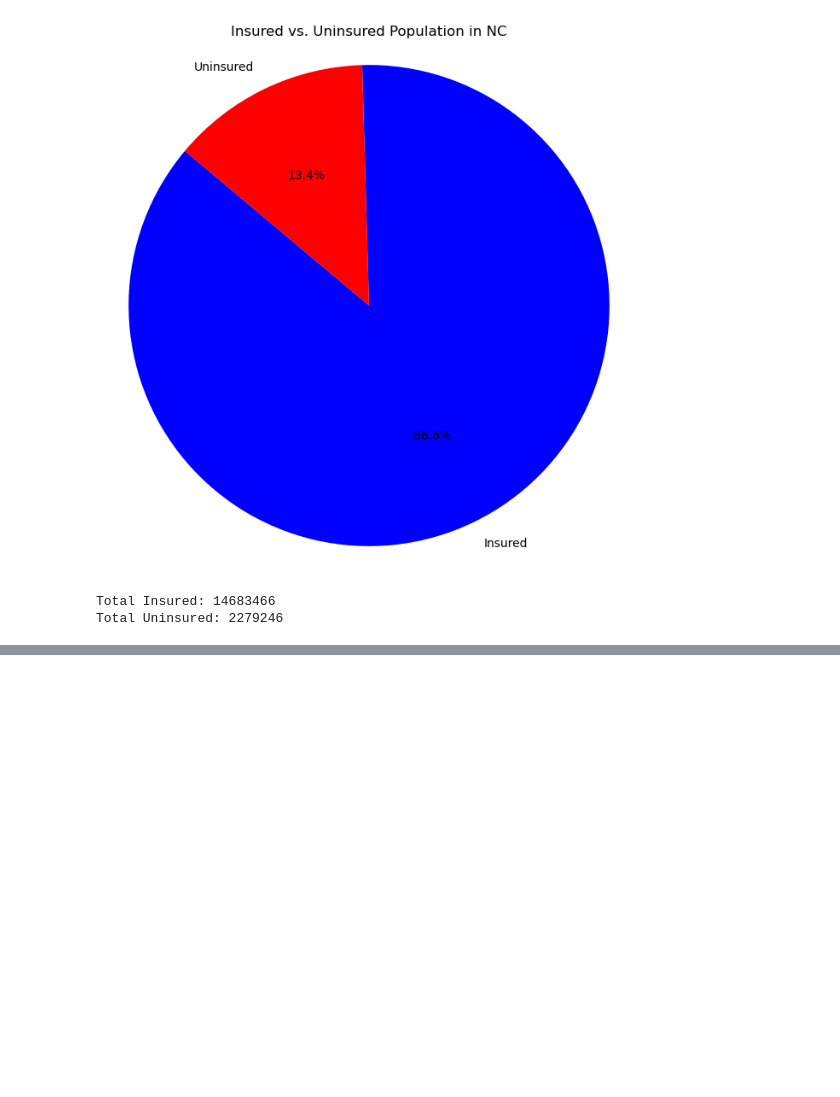
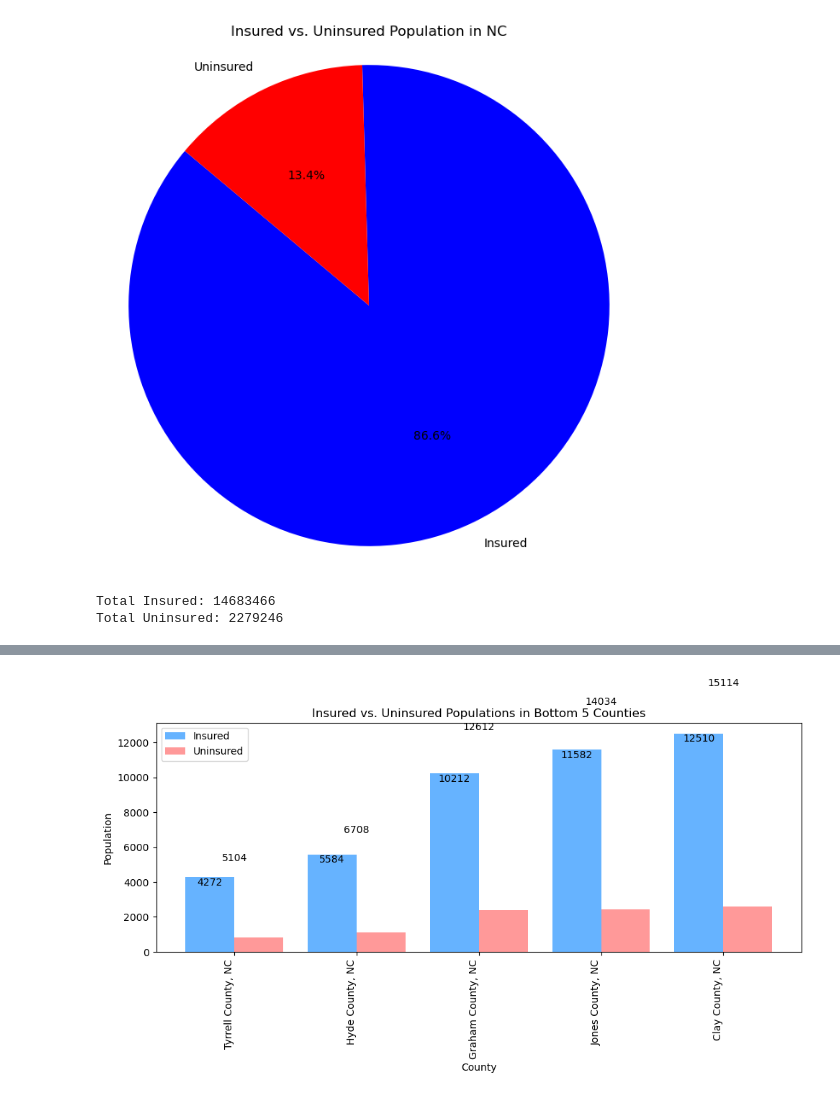
Before and after one commit to RBalderas11/Project-1, a Jupyter notebook: census_data.ipynb, the cells around one changed output, grey strips where cells are left out. Saved outputs shown, nothing was run; the diff lists cells and outputs as text; code cells hidden in the pictures; blank space fills up the shorter version.

```diff
--- a/census_data.ipynb
+++ b/census_data.ipynb
@@ -350,45 +350,50 @@ KeyError: 'Total Population'
 # %%
 # Get County populations
 grouped_data = clean_insurance_by_age.groupby("County").sum()
-sorted_data = grouped_data.sort_values(by="Total Population", ascending=False)
+sorted_data = grouped_data.sort_values(by="Total Population")
 
-# Choose Top 5 counties
-top_counties = sorted_data.head(5)
+# Choose bottom 5 counties
+bottom_counties = sorted_data.head(5)
 
-# Get data for the top 5 counties
-counties = top_counties.index
-insured_population = top_counties["Number Insured"]
-uninsured_population = top_counties["Number Uninsured"]
+# Get data for the bottom 5 counties
+counties = bottom_counties.index
+insured_population = bottom_counties["Number Insured"]
+uninsured_population = bottom_counties["Number Uninsured"]
+total_population = insured_population + uninsured_population
 
 # Set the width of the bars
 bar_width = 0.40
 
 # Position of the bars on the x-axis
 r1 = np.arange(len(counties))
 r2 = [x + bar_width for x in r1]
 
 # Create the bar chart
-plt.figure(figsize=(12, 8))
+plt.figure(figsize=(10, 6))
 plt.bar(r1, insured_population, width=bar_width, label="Insured", color="#66b3ff")
 plt.bar(r2, uninsured_population, width=bar_width, label="Uninsured", color="#ff9999")
 
+# Add exact population counts on the bottom of each bar
+for i, v in enumerate(total_population):
+    plt.text(i + bar_width/2, v, str(v), ha='center', va='bottom', fontsize=10)
+
 # Add exact population counts on top of each bar
 for i, v in enumerate(insured_population):
-    plt.text(i, v, str(v), ha='center', va='bottom', fontsize=10)
+    plt.text(i, v, str(v), ha='center', va='top', fontsize=10)
 
-for i, v in enumerate(uninsured_population):
-    plt.text(i + bar_width, v, str(v), ha='center', va='bottom', fontsize=10)
 
 # Titles and legend
 plt.xlabel('County')
 plt.ylabel('Population')
-plt.title('Insured vs. Uninsured Populations in Top 5 Counties')
-plt.xticks([r + bar_width/2 for r in range(len(counties))], counties, rotation=67, ha='right')
+plt.title('Insured vs. Uninsured Populations in Bottom 5 Counties')
+plt.xticks([r + bar_width/2 for r in range(len(counties))], counties, rotation=90, ha='right')
 plt.legend()
 
 # Display
 plt.tight_layout()
 plt.show()
+# %% [output]
+[figure, added]
 # %%
 # Group the data by income category and sum the insured and uninsured populations for the entire state
 state_data = clean_insurance_by_income.groupby("Income Category").sum()
```
Also changed, not shown: parts of 3 cells of this notebook.
